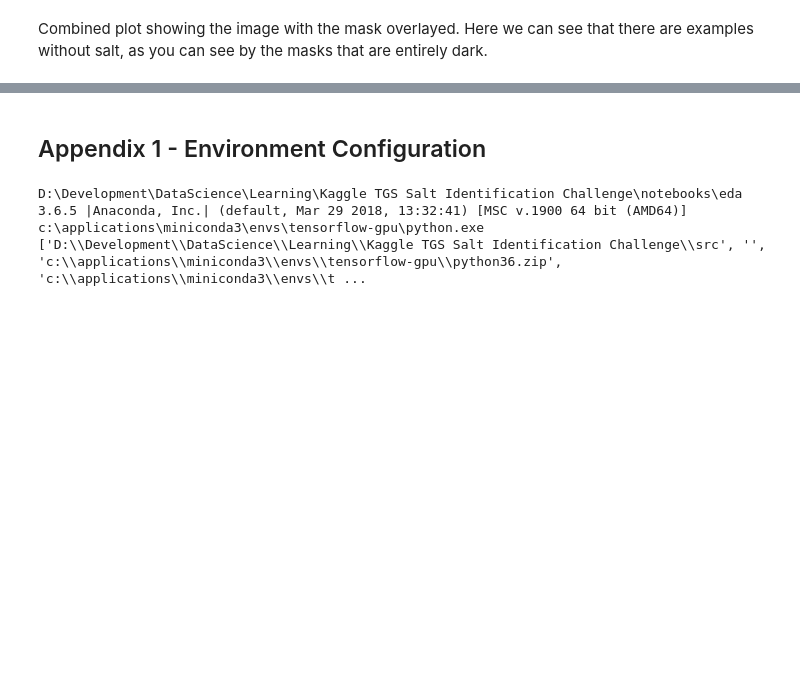
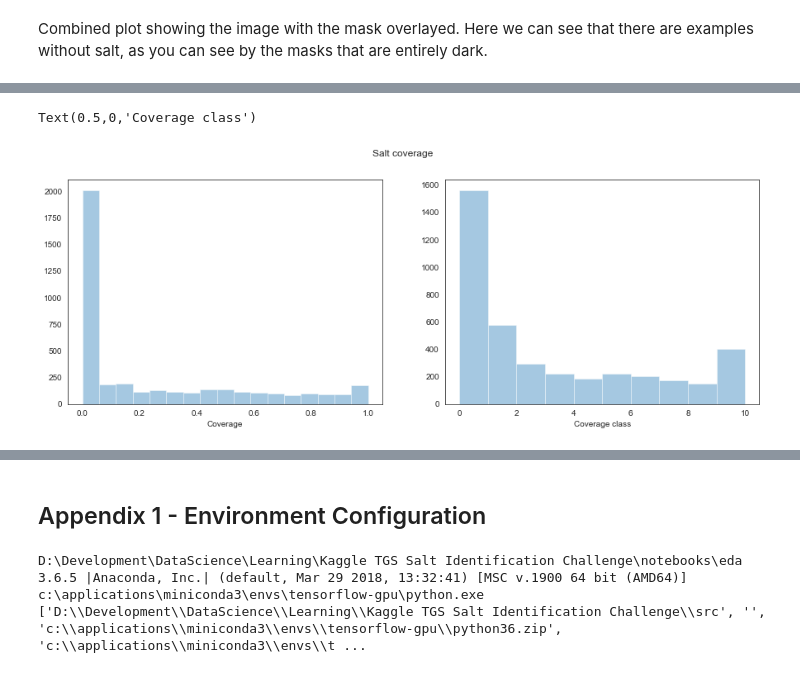
Before and after one commit to FlipWebApps/Kaggle-TGS-Salt-Identification-Challenge, a Jupyter notebook: notebooks/eda/eda.ipynb, the cells around one changed output, grey strips where cells are left out. Drawn from its saved outputs; the diff is of its cells as text; code cells hidden in the pictures; blank space fills up the shorter version.

```diff
--- a/notebooks/eda/eda.ipynb
+++ b/notebooks/eda/eda.ipynb
@@ -127,0 +154,2 @@ for j, img_name in enumerate(ids):
+# %%
+train_df["images"] = [np.array(load_img(os.path.join(train_images_path, "{}.png").format(idx), color_mode="grayscale")) / 255 for idx in tqdm_notebook(train_df.index)]
@@ -127,0 +158,2 @@ for j, img_name in enumerate(ids):
+# %%
+train_df["masks"] = [np.array(load_img(os.path.join(train_masks_path, "{}.png").format(idx), color_mode="grayscale")) / 255 for idx in tqdm_notebook(train_df.index)]
@@ -127,0 +165,19 @@ for j, img_name in enumerate(ids):
+# %%
+train_df["coverage"] = train_df.masks.map(np.sum) / pow(img_size_ori, 2)
+# %%
+def cov_to_class(val):
+    for i in range(0, 11):
+        if val * 10 <= i :
+            return i
+
+train_df["coverage_class"] = train_df.coverage.map(cov_to_class)
+# %%
+fig, axs = plt.subplots(1, 2, figsize=(15,5))
+sns.distplot(train_df.coverage, kde=False, ax=axs[0])
+sns.distplot(train_df.coverage_class, bins=10, kde=False, ax=axs[1])
+plt.suptitle("Salt coverage")
+axs[0].set_xlabel("Coverage")
+axs[1].set_xlabel("Coverage class")
+# %% [output]
+Text(0.5,0,'Coverage class')
+[figure, added]
```
Also changed, not shown: parts of 20 cells of this notebook, 5 other files.
